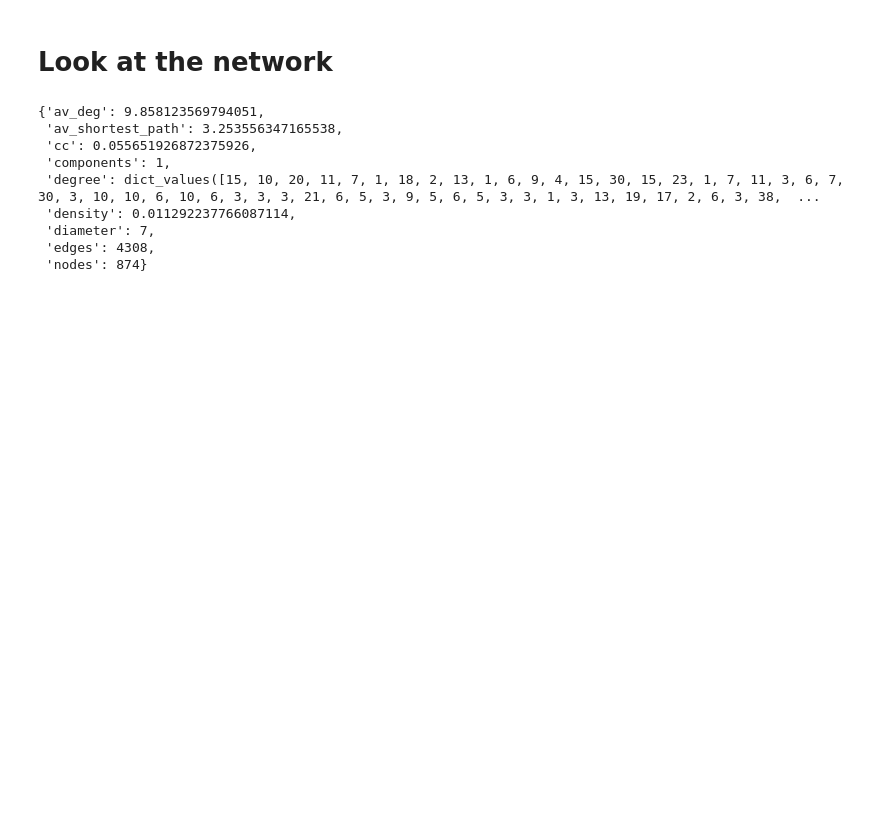
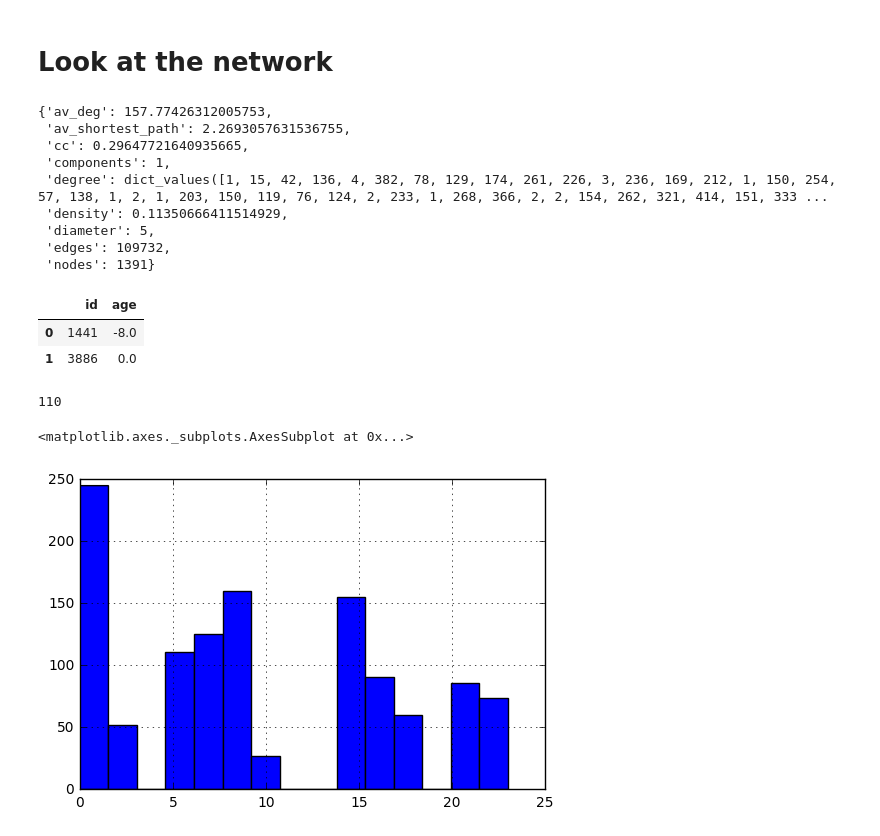
Before and after one commit to aschle/bees-sna, a Jupyter notebook: bib/Test2016.ipynb, the cells around one changed output. Saved outputs shown, nothing was run; the diff lists cells and outputs as text; code cells hidden in the pictures; blank space fills up the shorter version.

```diff
--- a/bib/Test2016.ipynb
+++ b/bib/Test2016.ipynb
@@ -68,24 +65,41 @@ prep.calcIds(df, 0.99, 2016).head()
 # %% [markdown]
 # Look at the network
 # %%
-g = nx.read_graphml("test2016_0.99conf_160dist_6ilen.graphml")
+g = nx.read_graphml("test2016day_0.99conf_160dist_6ilen.graphml")
 # %%
 stat = prep.network_statistics(g)
 # %%
 stat
 # %% [output]
-{'av_deg': 9.858123569794051,
- 'av_shortest_path': 3.253556347165538,
- 'cc': 0.055651926872375926,
+{'av_deg': 157.77426312005753,
+ 'av_shortest_path': 2.2693057631536755,
+ 'cc': 0.29647721640935665,
  'components': 1,
- 'degree': dict_values([15, 10, 20, 11, 7, 1, 18, 2, 13, 1, 6, 9, 4, 15, 30, 15, 23, 1, 7, 11, 3, 6, 7, 30, 3, 10, 10, 6, 10, 6, 3, 3, 3, 21, 6, 5, 3, 9, 5, 6, 5, 3, 3, 1, 3, 13, 19, 17, 2, 6, 3, 38,  ...
- 'density': 0.011292237766087114,
- 'diameter': 7,
- 'edges': 4308,
- 'nodes': 874}
+ 'degree': dict_values([1, 15, 42, 136, 4, 382, 78, 129, 174, 261, 226, 3, 236, 169, 212, 1, 150, 254, 57, 138, 1, 2, 1, 203, 150, 119, 76, 124, 2, 233, 1, 268, 366, 2, 2, 154, 262, 321, 414, 151, 333 ...
+ 'density': 0.11350666411514929,
+ 'diameter': 5,
+ 'edges': 109732,
+ 'nodes': 1391}
 # %%
 l = []
 for n in g.nodes_iter():
 #     if get_hatchdate(int(n)) == None:
-#         print(n)
-    l.append(get_age(int(n), start_dt))
+    n = int(float(n))
+    l.append((n,get_age(n, start_dt)))
+# %%
+s = DataFrame(l, columns=["id", "age"])
+# %%
+s.head(2)
+# %% [output]
+|  | id | age |
+| 0 | 1441 | -8.0 |
+| 1 | 3886 | 0.0 |
+# %%
+len(s[s.age<0])
+# %% [output]
+110
+# %%
+s.dropna()[s.age >= 0].age.hist(bins=15)
+# %% [output]
+<matplotlib.axes._subplots.AxesSubplot at 0x...>
+[figure, added]
```
Also changed, not shown: parts of 29 cells of this notebook, 13 other files.
